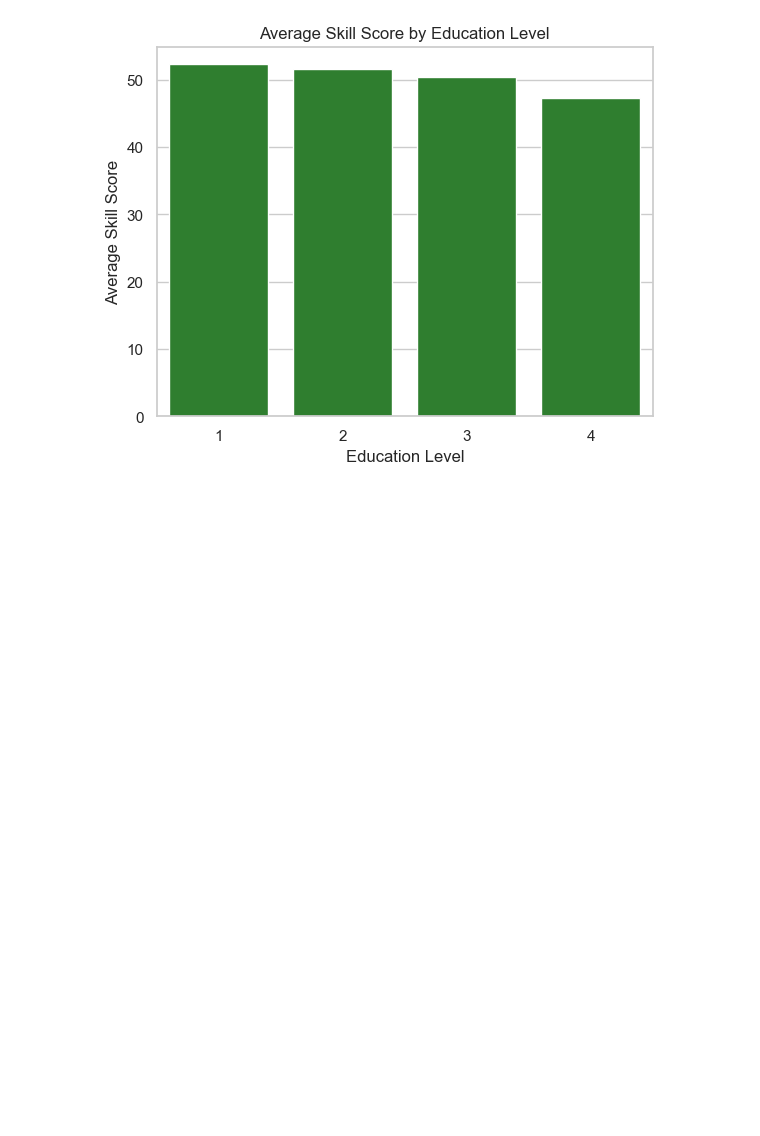
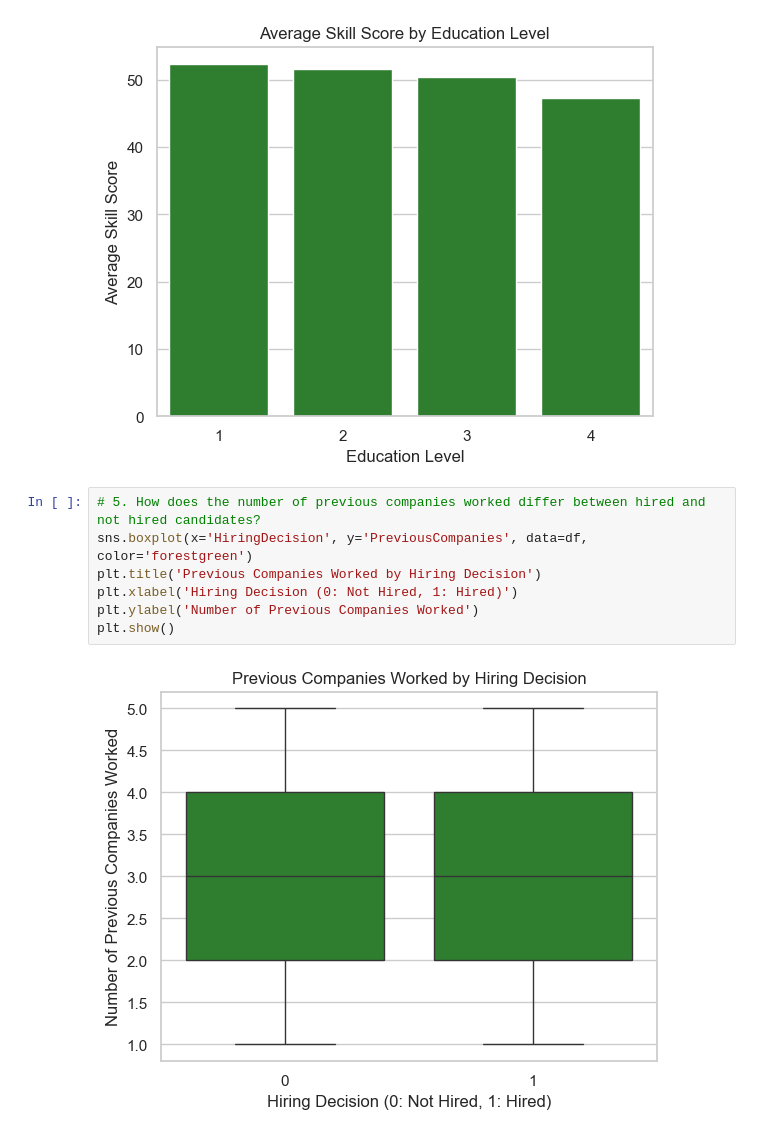
Before and after one commit to Eunnylans/Hiring--Analysis--Using--Linear--Regression, a Jupyter notebook: Predicting--Hiring--Decisions.ipynb, the cells around one changed output. Cells and saved outputs as stored; diff of their text form; blank space fills up the shorter version.

```diff
--- a/Predicting--Hiring--Decisions.ipynb
+++ b/Predicting--Hiring--Decisions.ipynb
@@ -655,3 +655,12 @@ plt.xlabel('Education Level')
 plt.show()
 # %% [output]
 [figure]
+# %%
+# 5. How does the number of previous companies worked differ between hired and not hired candidates?
+sns.boxplot(x='HiringDecision', y='PreviousCompanies', data=df, color='forestgreen')
+plt.title('Previous Companies Worked by Hiring Decision')
+plt.xlabel('Hiring Decision (0: Not Hired, 1: Hired)')
+plt.ylabel('Number of Previous Companies Worked')
+plt.show()
+# %% [output]
+[figure, added]
```
Also changed, not shown: parts of 1 cell of this notebook.
